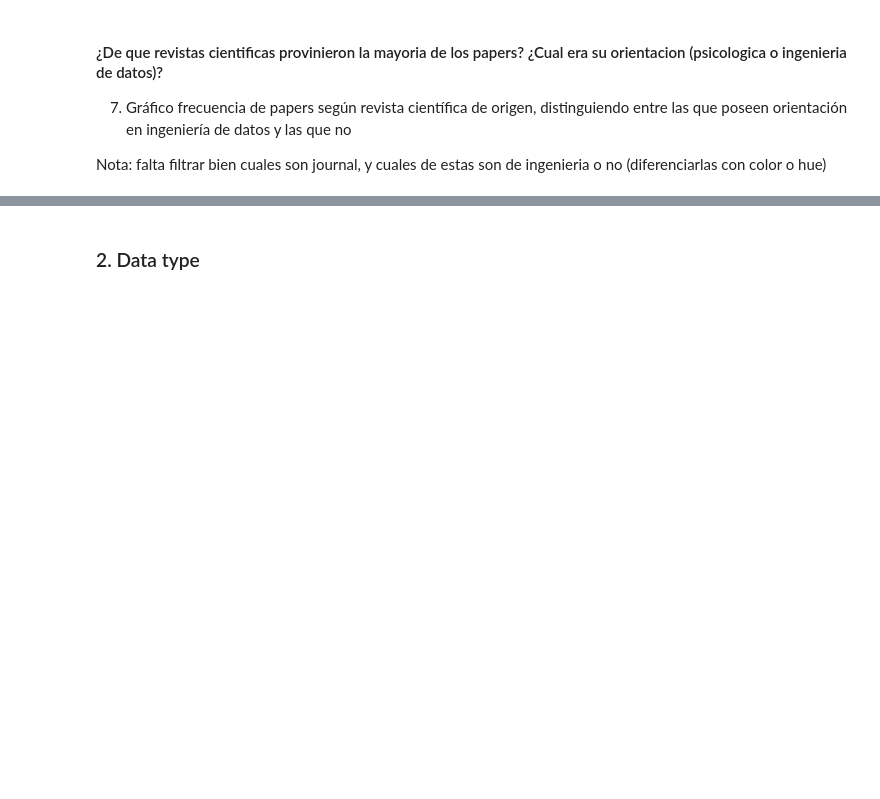
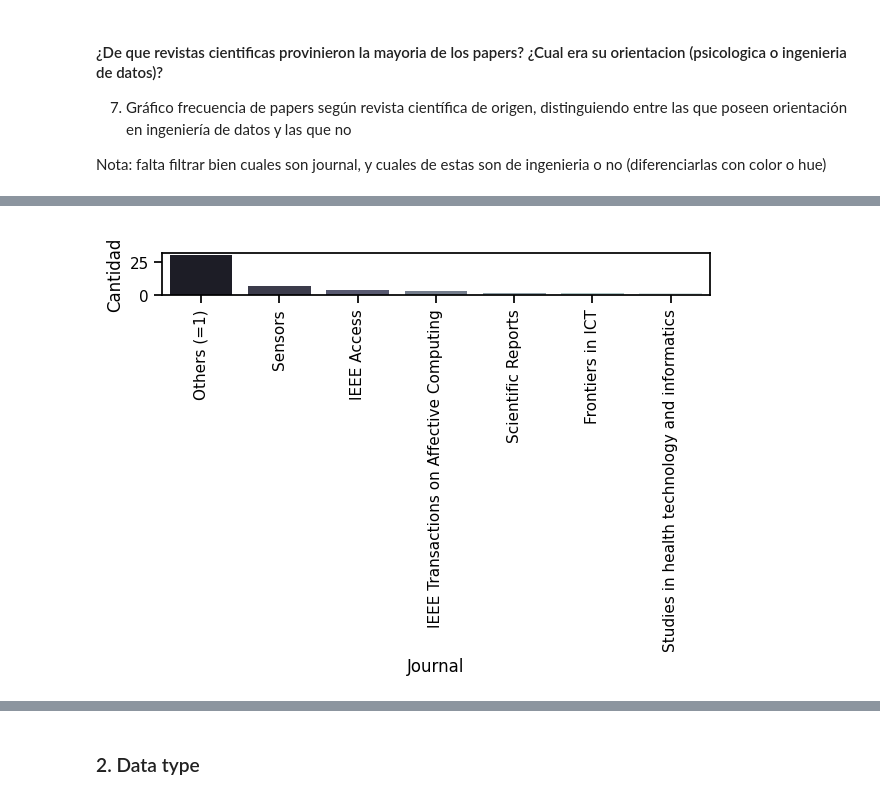
Before and after one commit to EmmAMaldonado/review-emotion-recognition-eda, a Jupyter notebook: notebooks/data_analysis.ipynb, the cells around one changed output, grey strips where cells are left out. Drawn from its saved outputs; the diff is of its cells as text; code cells hidden in the pictures; blank space fills up the shorter version.

```diff
--- a/notebooks/data_analysis.ipynb
+++ b/notebooks/data_analysis.ipynb
@@ -154,9 +249,11 @@ for i, row in df_serie_sources.iterrows():
 # %%
 sources_with_others = df_source_title.copy()
 sources_with_others.loc[:,'source_title'] = sources_with_others.loc[:,'source_title'].replace(mapping_others)
 sources_with_others['source_title'].value_counts()
 
 titulos = [' ', 'Journal', 'Cantidad']
-bar_plot('source_title',sources_with_others,titulos)
+fn.bar_plot('source_title',sources_with_others,titulos)
+# %% [output]
+[figure, added]
 # %%
 sources_with_others["source_title"].value_counts()
```
Also changed, not shown: parts of 146 cells of this notebook, 2 other files.
